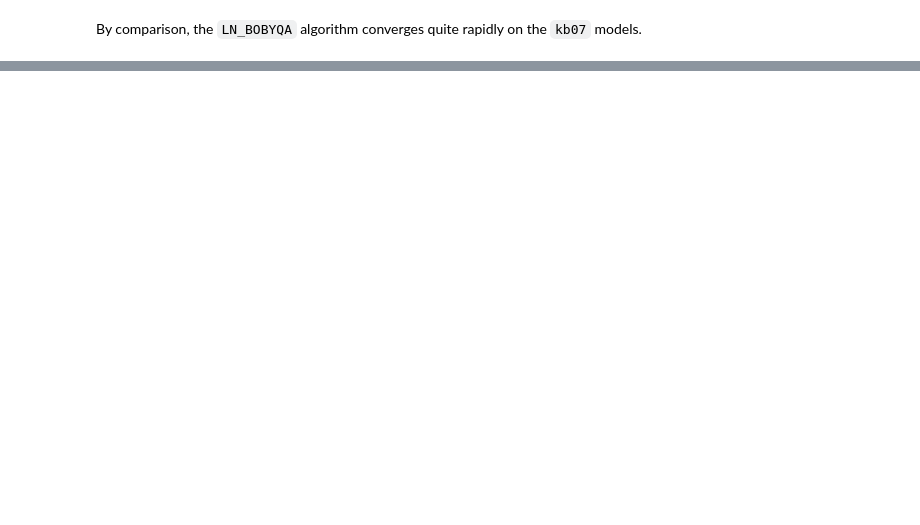
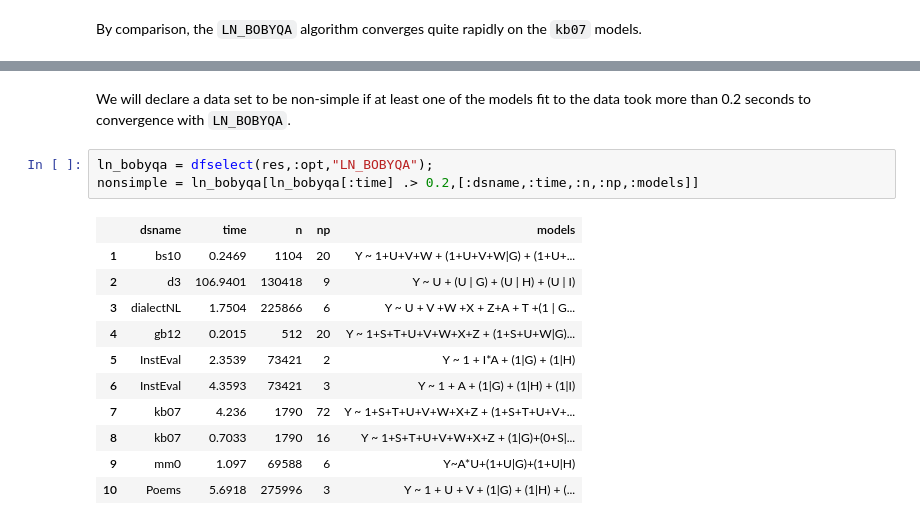
Before and after one commit to Stat990-033/Timings, a Jupyter notebook: inst/doc/Summaries.ipynb, the cells around one changed output, grey strips where cells are left out. Cells and saved outputs as stored; diff of their text form; blank space fills up the shorter version.

```diff
--- a/inst/doc/Summaries.ipynb
+++ b/inst/doc/Summaries.ipynb
@@ -224,3 +235,20 @@ plot(res,x="reltime",y="opt",color="cvgd",
+# %% [markdown]
+We will declare a data set to be non-simple if at least one of the models fit to the data took more than 0.2 seconds to convergence with `LN_BOBYQA`.
+# %%
+ln_bobyqa = dfselect(res,:opt,"LN_BOBYQA");
+nonsimple = ln_bobyqa[ln_bobyqa[:time] .> 0.2,[:dsname,:time,:n,:np,:models]]
+# %% [output]
+|  | dsname | time | n | np | models |
+| 1 | bs10 | 0.2469 | 1104 | 20 | Y ~ 1+U+V+W + (1+U+V+W|G) + (1+U+... |
+| 2 | d3 | 106.9401 | 130418 | 9 | Y ~ U + (U | G) + (U | H) + (U | I) |
+| 3 | dialectNL | 1.7504 | 225866 | 6 | Y ~ U + V +W +X + Z+A + T +(1 | G... |
+| 4 | gb12 | 0.2015 | 512 | 20 | Y ~ 1+S+T+U+V+W+X+Z + (1+S+U+W|G)... |
+| 5 | InstEval | 2.3539 | 73421 | 2 | Y ~ 1 + I*A + (1|G) + (1|H) |
+| 6 | InstEval | 4.3593 | 73421 | 3 | Y ~ 1 + A + (1|G) + (1|H) + (1|I) |
+| 7 | kb07 | 4.236 | 1790 | 72 | Y ~ 1+S+T+U+V+W+X+Z + (1+S+T+U+V+... |
+| 8 | kb07 | 0.7033 | 1790 | 16 | Y ~ 1+S+T+U+V+W+X+Z + (1|G)+(0+S|... |
+| 9 | mm0 | 1.097 | 69588 | 6 | Y~A*U+(1+U|G)+(1+U|H) |
+| 10 | Poems | 5.6918 | 275996 | 3 | Y ~ 1 + U + V + (1|G) + (1|H) + (... |
 # %%
 plot(res,x="np",Geom.histogram,
 Guide.xlabel("Number of parameters in optimization problem"))
```
Also changed, not shown: parts of 15 cells of this notebook.
